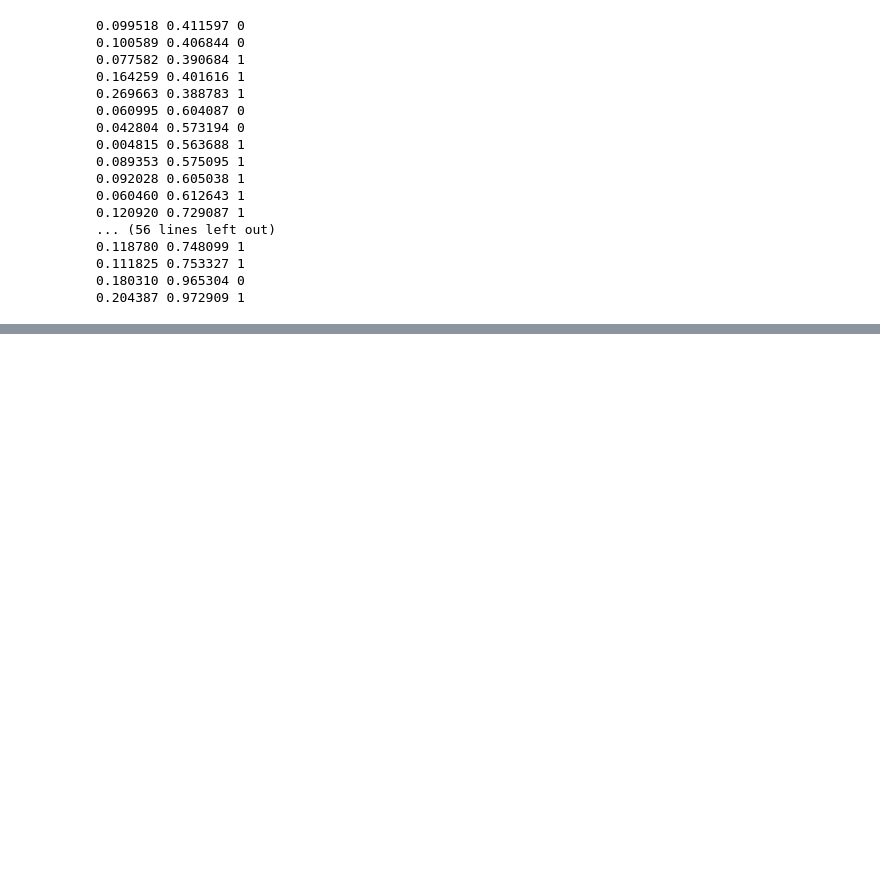
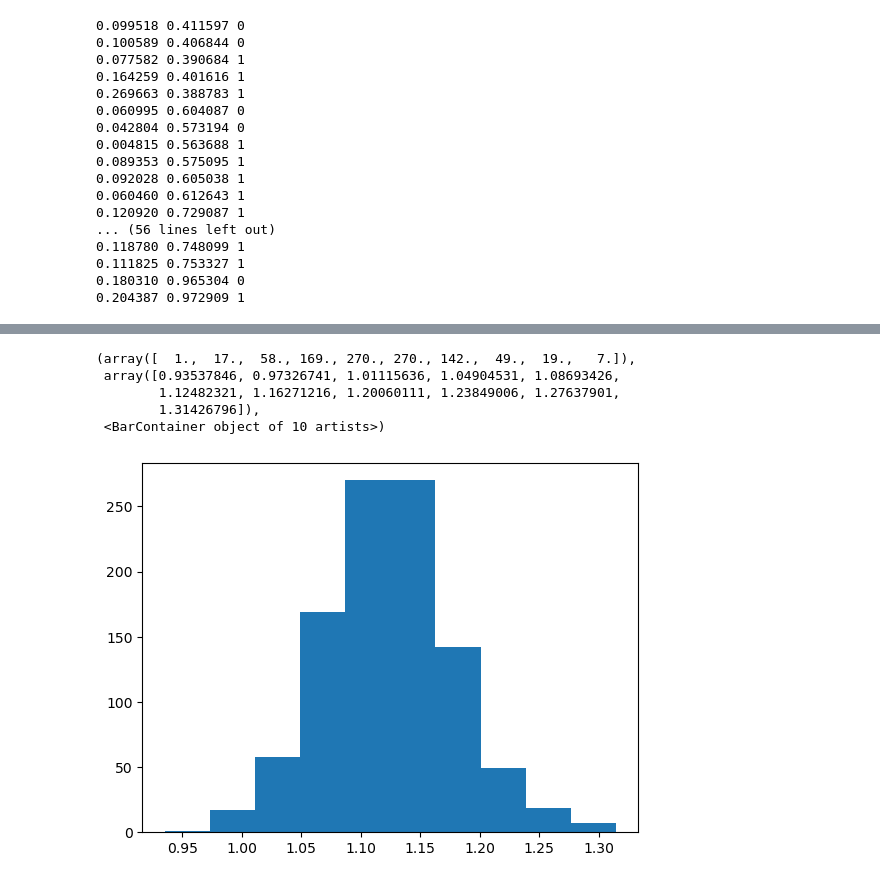
Before and after one commit to Jocareher/landmark-detection, a Jupyter notebook: notebooks/lmks_dataset_preparation.ipynb, the cells around one changed output, grey strips where cells are left out. Cells and saved outputs as stored; diff of their text form; code cells hidden in the pictures; blank space fills up the shorter version.

```diff
--- a/notebooks/lmks_dataset_preparation.ipynb
+++ b/notebooks/lmks_dataset_preparation.ipynb
@@ -574,0 +1205,10 @@ convert_dataset_labels(
+# %%
+ratio = np.array(widths) / np.array(heights)
+plt.hist(ratio)
+# %% [output]
+(array([  1.,  17.,  58., 169., 270., 270., 142.,  49.,  19.,   7.]),
+ array([0.93537846, 0.97326741, 1.01115636, 1.04904531, 1.08693426,
+        1.12482321, 1.16271216, 1.20060111, 1.23849006, 1.27637901,
+        1.31426796]),
+ <BarContainer object of 10 artists>)
+[figure, added]
```
Also changed, not shown: parts of 24 cells of this notebook.
